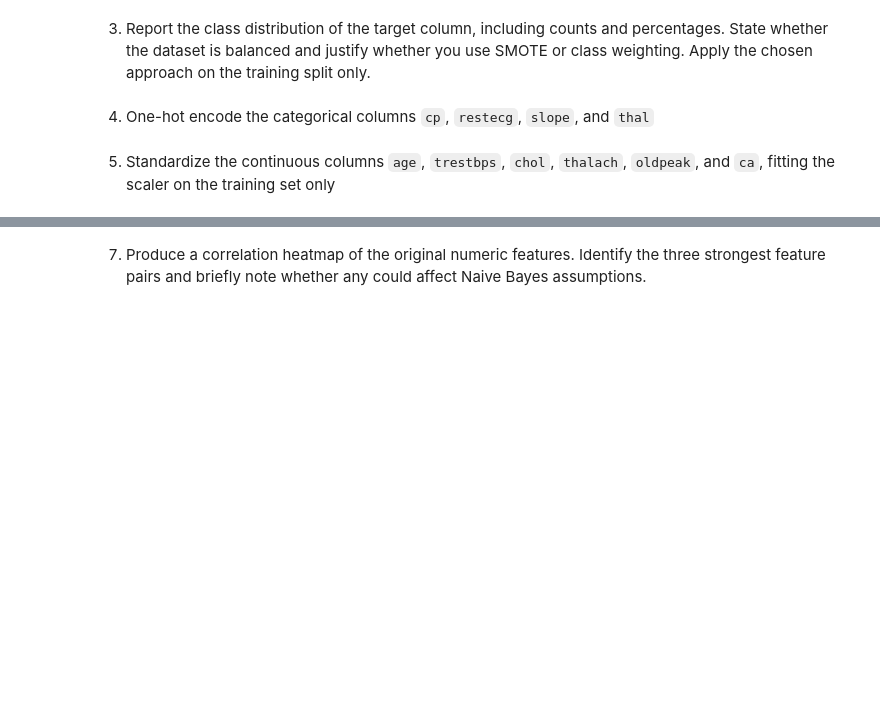
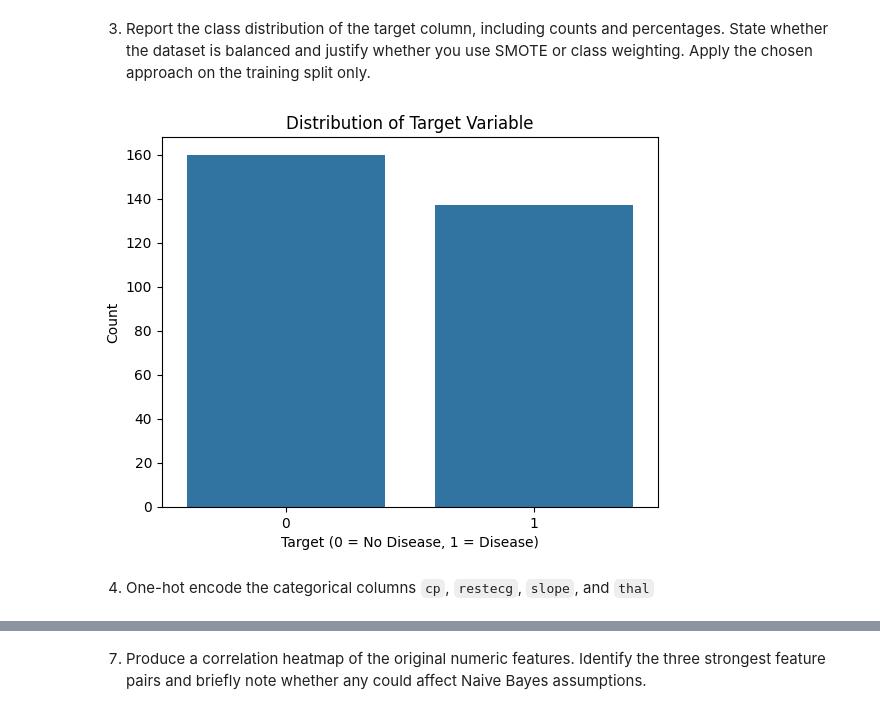
Before and after one commit to fatima-1206/DM-Heart-Disease-Prediction-System, a Jupyter notebook: notebooks/i232616_DM_ASST04.ipynb, the cells around one changed output, grey strips where cells are left out. Saved outputs shown, nothing was run; the diff lists cells and outputs as text; code cells hidden in the pictures; blank space fills up the shorter version.

```diff
--- a/notebooks/i232616_DM_ASST04.ipynb
+++ b/notebooks/i232616_DM_ASST04.ipynb
@@ -177,0 +162,5 @@ df
+# %%
+
+# concat the two into one df
+df = pd.concat([X, y], axis=1)
+df
@@ -178,2 +181,8 @@ df
 # %% [markdown]
 2. Replace the UCI missing-value marker `?` with NaN, report affected columns and row counts, then drop rows with remaining missing values and report the final row count.
+# %%
+# replace ? with NaN
+df.replace('?', np.nan, inplace=True)
+# now drop missing values
+df.dropna(inplace=True)
+df
@@ -180,7 +203,17 @@ df
 # %% [markdown]
 3. Report the class distribution of the target column, including counts and percentages. State whether the dataset is balanced and justify whether you use SMOTE or class weighting. Apply the chosen approach on the training split only.
+# %%
+# rename the num column to target
+df.rename(columns={'num': 'target'}, inplace=True)
+# replace all values greater than 0 in target with 1 (indicating presence of disease)
+df['target'] = df['target'].apply(lambda x: 1 if x > 0 else 0)
+# distribution of target variable
+sns.countplot(x='target', data=df)
+plt.title('Distribution of Target Variable')
+plt.xlabel('Target (0 = No Disease, 1 = Disease)')
+plt.ylabel('Count')
+plt.show()
+# %% [output]
+[figure, added]
 # %% [markdown]
 4. One-hot encode the categorical columns `cp`, `restecg`, `slope`, and `thal`
-# %% [markdown]
-
-5. Standardize the continuous columns `age`, `trestbps`, `chol`, `thalach`, `oldpeak`, and `ca`, fitting the scaler on the training set only
```
Also changed, not shown: parts of 13 cells of this notebook, 1 other file.
